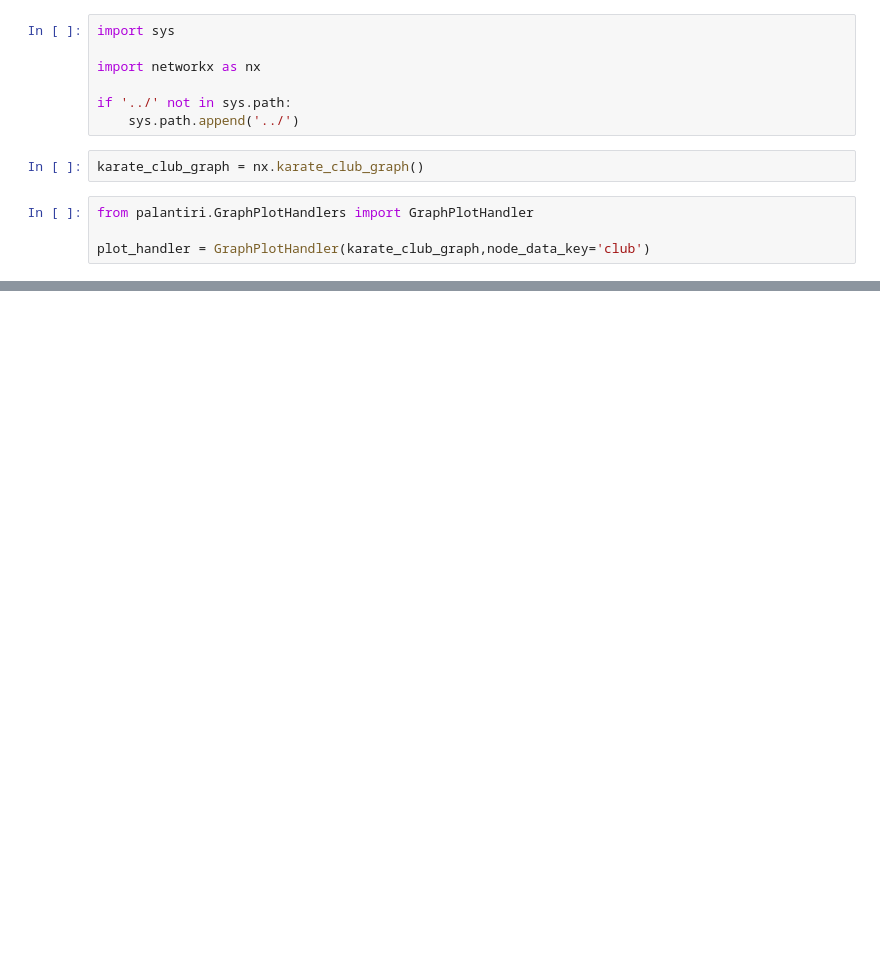
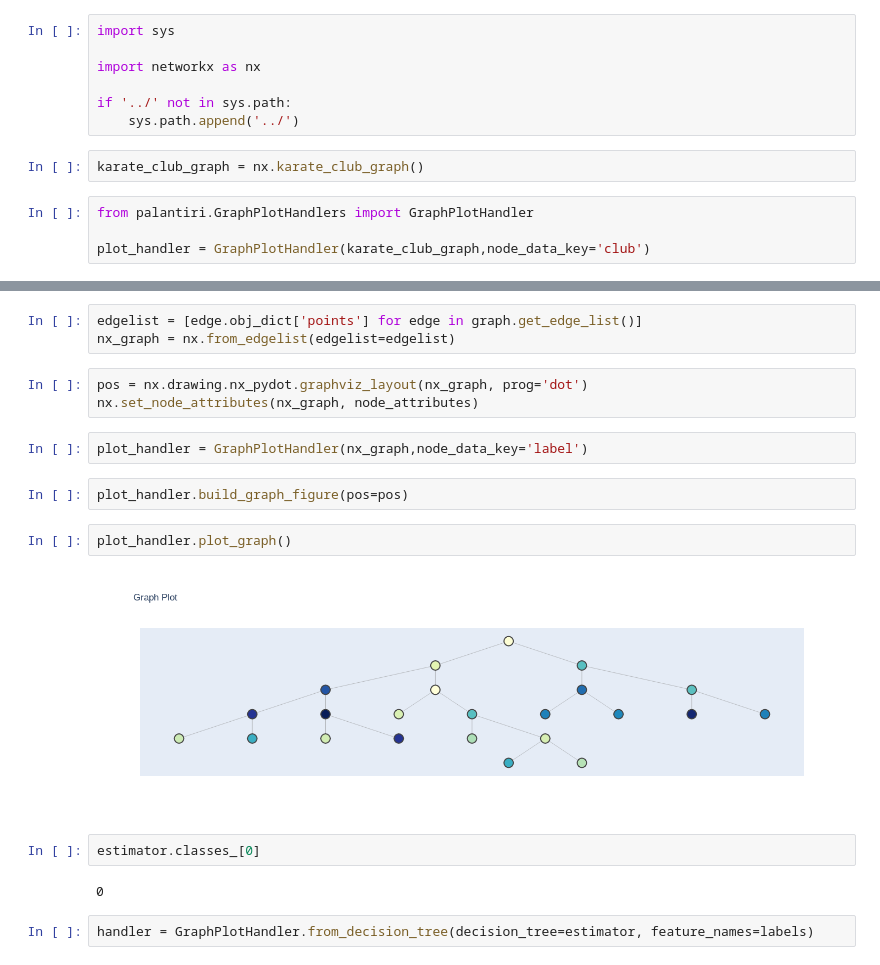
Before and after one commit to wolfenfeld/Palant-ri, a Jupyter notebook: notebooks/graph_demo.ipynb, the cells around one changed output, grey strips where cells are left out. Drawn from its saved outputs; the diff is of its cells as text; blank space fills up the shorter version.

```diff
--- a/notebooks/graph_demo.ipynb
+++ b/notebooks/graph_demo.ipynb
@@ -17,0 +82,20 @@ plot_handler.plot_graph()
+# %%
+edgelist = [edge.obj_dict['points'] for edge in graph.get_edge_list()]
+nx_graph = nx.from_edgelist(edgelist=edgelist)
+# %%
+pos = nx.drawing.nx_pydot.graphviz_layout(nx_graph, prog='dot')
+nx.set_node_attributes(nx_graph, node_attributes)
+# %%
+plot_handler = GraphPlotHandler(nx_graph,node_data_key='label')
+# %%
+plot_handler.build_graph_figure(pos=pos)
+# %%
+plot_handler.plot_graph()
+# %% [output]
+[figure, added]
+# %%
+estimator.classes_[0]
+# %% [output]
+0
+# %%
+handler = GraphPlotHandler.from_decision_tree(decision_tree=estimator, feature_names=labels)
```
Also changed, not shown: parts of 6 cells of this notebook, 3 other files.
